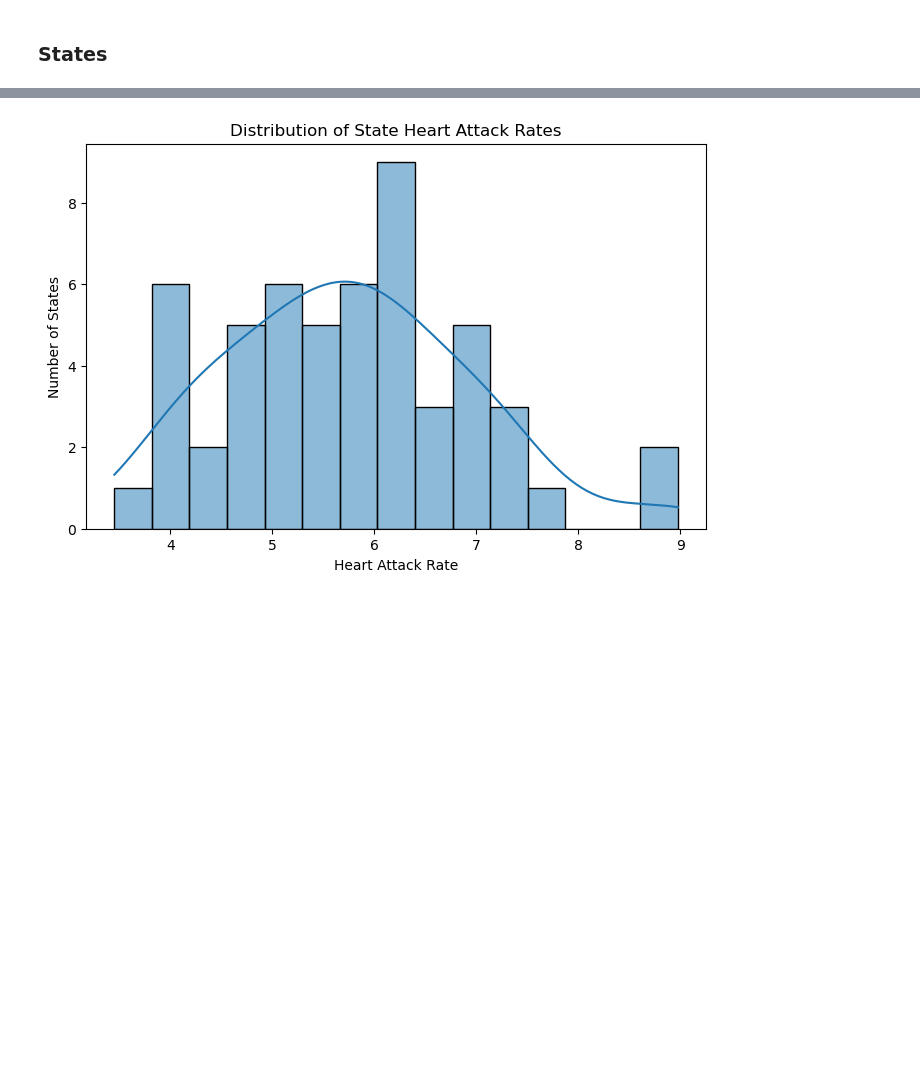
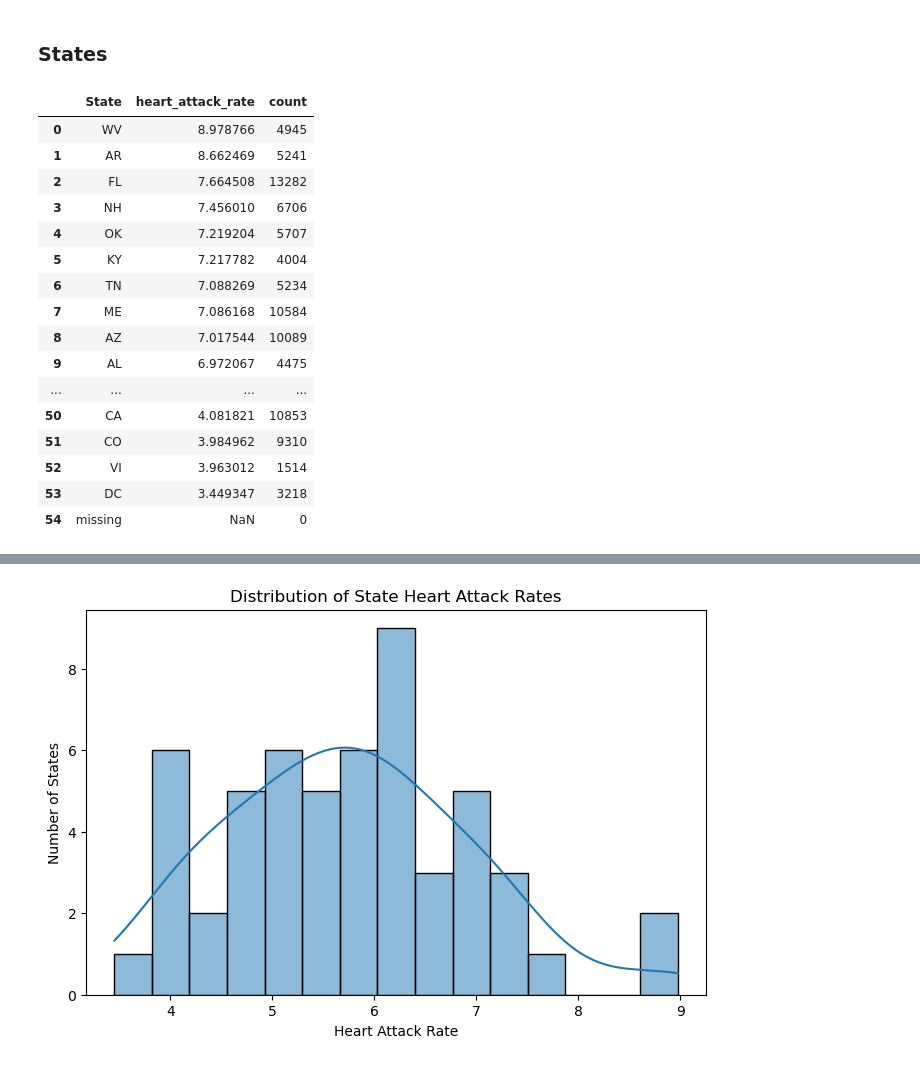
Before and after one commit to gracegmc/HeartDiseaseRiskPredictor, a Jupyter notebook: notebook_grace.ipynb, the cells around one changed output, grey strips where cells are left out. Saved outputs shown, nothing was run; the diff lists cells and outputs as text; code cells hidden in the pictures; blank space fills up the shorter version.

```diff
--- a/notebook_grace.ipynb
+++ b/notebook_grace.ipynb
@@ -336,4 +353,34 @@ Name: proportion, dtype: float64
 [figure]
 # %% [markdown]
 ### States
+# %%
+# Examining the 'State' feature
+state_rates = (
+    data_imputed.groupby("State", observed=False)["HadHeartAttack"]
+    .agg(heart_attack_rate="mean", count="count")
+    .reset_index()
+)
+state_rates["heart_attack_rate"] *= 100
+
+state_rates = state_rates.sort_values('heart_attack_rate', ascending=False).reset_index(drop=True)
+
+state_rates
+# %% [output]
+|  | State | heart_attack_rate | count |
+| 0 | WV | 8.978766 | 4945 |
+| 1 | AR | 8.662469 | 5241 |
+| 2 | FL | 7.664508 | 13282 |
+| 3 | NH | 7.456010 | 6706 |
+| 4 | OK | 7.219204 | 5707 |
+| 5 | KY | 7.217782 | 4004 |
+| 6 | TN | 7.088269 | 5234 |
+| 7 | ME | 7.086168 | 10584 |
+| 8 | AZ | 7.017544 | 10089 |
+| 9 | AL | 6.972067 | 4475 |
+| ... | ... | ... | ... |
+| 50 | CA | 4.081821 | 10853 |
+| 51 | CO | 3.984962 | 9310 |
+| 52 | VI | 3.963012 | 1514 |
+| 53 | DC | 3.449347 | 3218 |
+| 54 | missing | NaN | 0 |
 # %%
```
Also changed, not shown: parts of 20 cells of this notebook.
